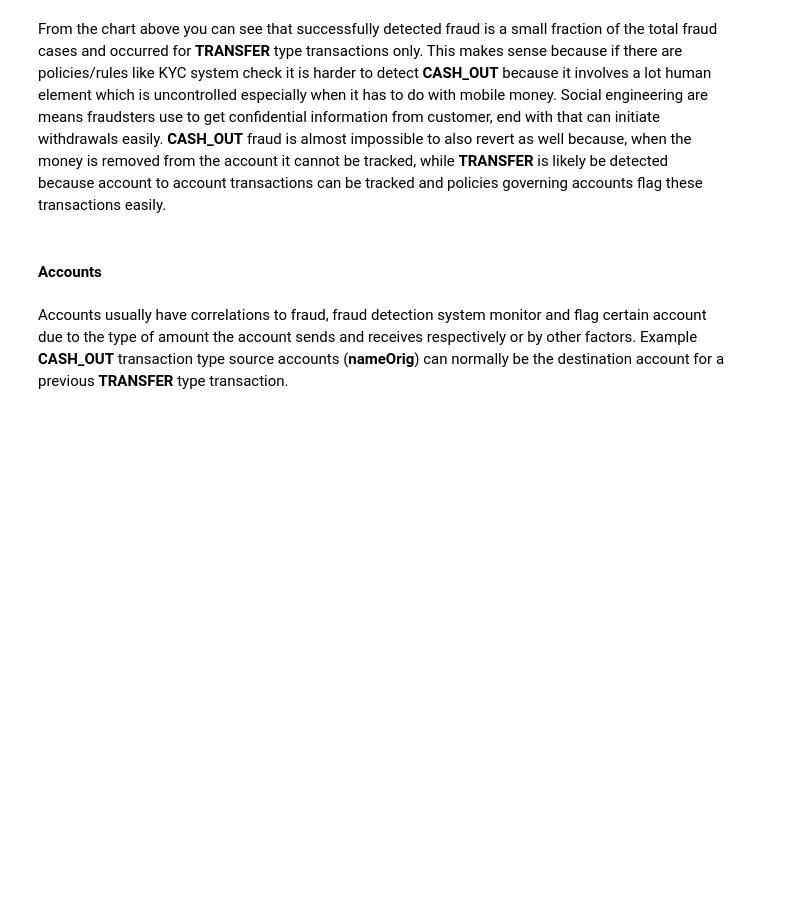
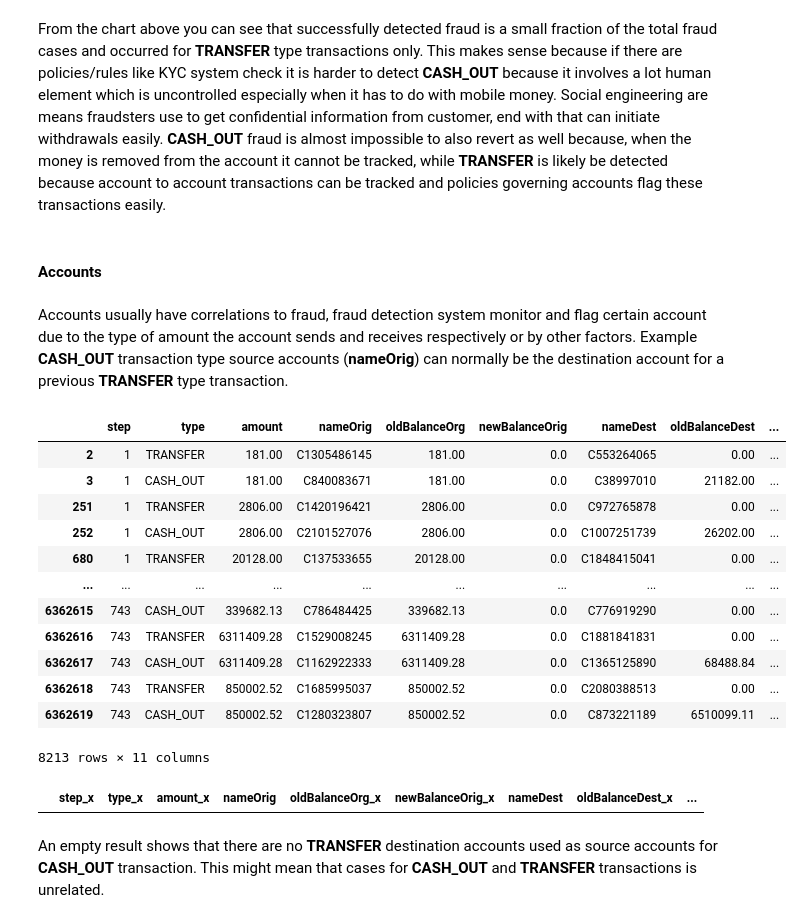
Before and after one commit to spectralcodex/momo-fincrime, a Jupyter notebook: fincrime.ipynb, the cells around one changed output. Drawn from its saved outputs; the diff is of its cells as text; code cells hidden in the pictures; blank space fills up the shorter version.

Commit message:
accounts eda

```diff
--- a/fincrime.ipynb
+++ b/fincrime.ipynb
@@ -230,4 +230,35 @@ From the chart above you can see that successfully detected fraud is a small fra
 # %% [markdown]
 Accounts usually have correlations to fraud, fraud detection system monitor and flag certain account due to the type of amount the account sends and receives respectively or by other factors. Example **CASH_OUT** transaction type source accounts (**nameOrig**) can normally be the destination account for a previous **TRANSFER** type transaction.
 # %%
-# Was a CASH_OUT transaction source account(nameOrig) previously used as TRANSFER transactions destination account?
+# Was a CASH_OUT transaction source account(nameOrig) previously used as
+# TRANSFER transactions destination account?
+
+actual_fraud = dataset.loc[dataset['isFraud'] == 1]
+actual_fraud
+# %% [output]
+|  | step | type | amount | nameOrig | oldBalanceOrg | newBalanceOrig | nameDest | oldBalanceDest | ... |
+| 2 | 1 | TRANSFER | 181.00 | C1305486145 | 181.00 | 0.0 | C553264065 | 0.00 | ... |
+| 3 | 1 | CASH_OUT | 181.00 | C840083671 | 181.00 | 0.0 | C38997010 | 21182.00 | ... |
+| 251 | 1 | TRANSFER | 2806.00 | C1420196421 | 2806.00 | 0.0 | C972765878 | 0.00 | ... |
+| 252 | 1 | CASH_OUT | 2806.00 | C2101527076 | 2806.00 | 0.0 | C1007251739 | 26202.00 | ... |
+| 680 | 1 | TRANSFER | 20128.00 | C137533655 | 20128.00 | 0.0 | C1848415041 | 0.00 | ... |
+| ... | ... | ... | ... | ... | ... | ... | ... | ... | ... |
+| 6362615 | 743 | CASH_OUT | 339682.13 | C786484425 | 339682.13 | 0.0 | C776919290 | 0.00 | ... |
+| 6362616 | 743 | TRANSFER | 6311409.28 | C1529008245 | 6311409.28 | 0.0 | C1881841831 | 0.00 | ... |
+| 6362617 | 743 | CASH_OUT | 6311409.28 | C1162922333 | 6311409.28 | 0.0 | C1365125890 | 68488.84 | ... |
+| 6362618 | 743 | TRANSFER | 850002.52 | C1685995037 | 850002.52 | 0.0 | C2080388513 | 0.00 | ... |
+| 6362619 | 743 | CASH_OUT | 850002.52 | C1280323807 | 850002.52 | 0.0 | C873221189 | 6510099.11 | ... |
+8213 rows × 11 columns
+# %%
+# Fraud transaction (isFraud = 1)
+cash_out__fraud_tx = actual_fraud.loc[actual_fraud['type'] == 'CASH_OUT']
+transfer_fraud_tx = actual_fraud.loc[actual_fraud['type'] == 'TRANSFER']
+
+
+# test if there are any CASH_OUT source account in a TRANSFER transaction destination account
+intersected_accounts = pd.merge(cash_out__fraud_tx, transfer_fraud_tx, how='inner', on=['nameOrig','nameDest'])
+intersected_accounts
+# %% [output]
+|  | step_x | type_x | amount_x | nameOrig | oldBalanceOrg_x | newBalanceOrig_x | nameDest | oldBalanceDest_x | ... |
+# %% [markdown]
+An empty result shows that there are no **TRANSFER** destination accounts used as source accounts for **CASH_OUT** transaction. This might mean that cases for **CASH_OUT** and **TRANSFER** transactions is unrelated.
```
